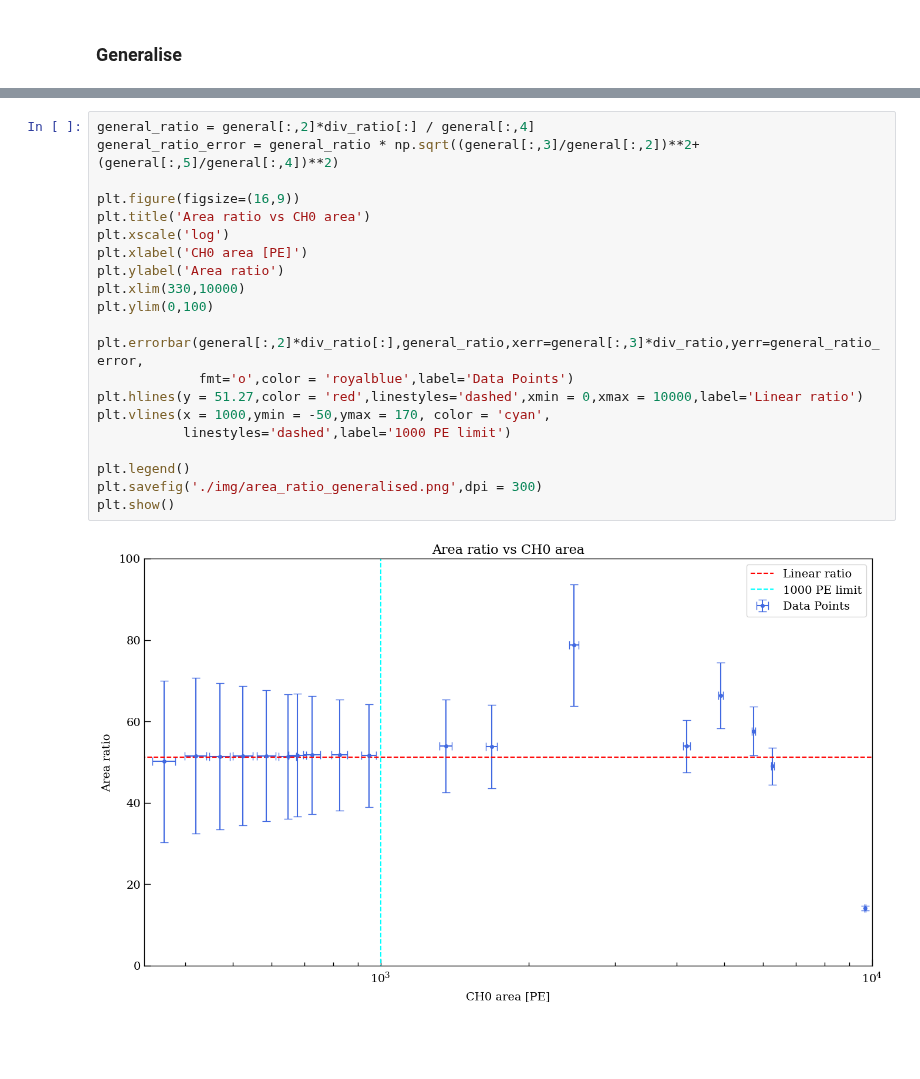
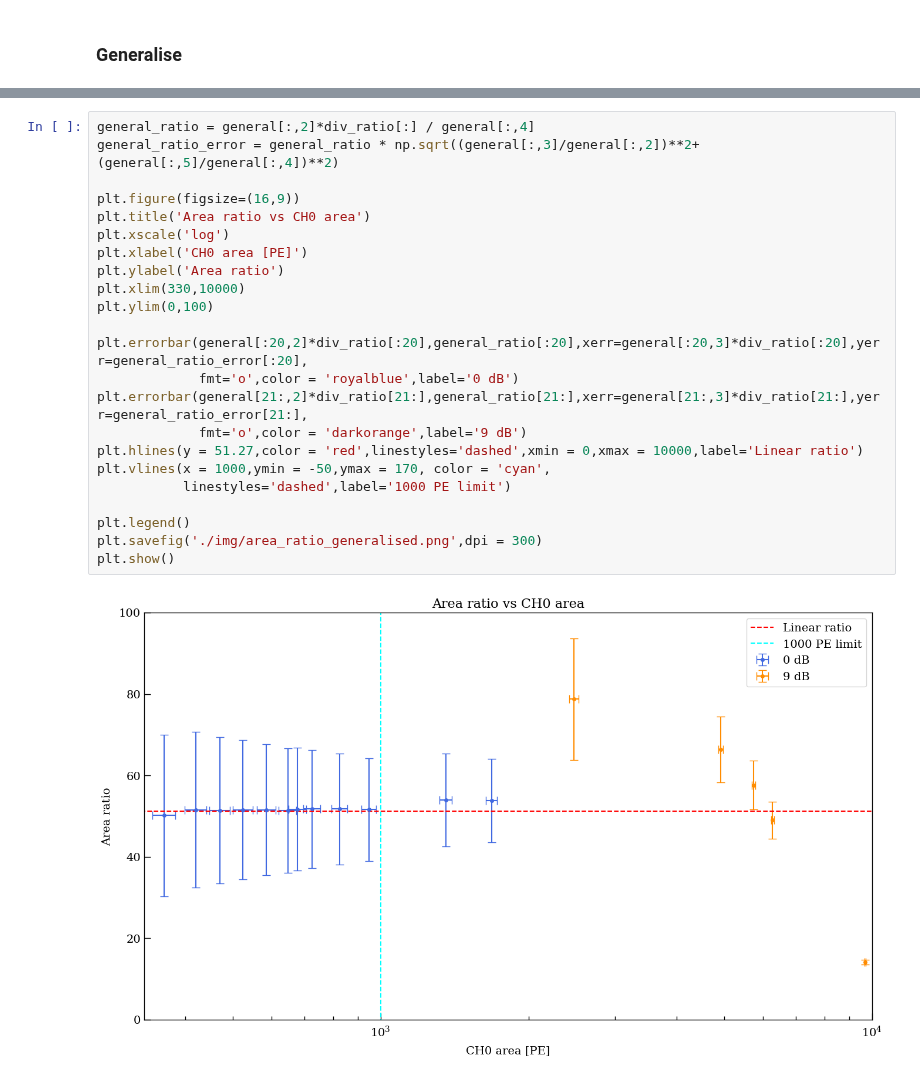
Before and after one commit to Westlake-University-Lsc-lab/RELICS_PMT_Data_Analysis, a Jupyter notebook: LinearityCheck/check_readout_linear.ipynb, the cells around one changed output, grey strips where cells are left out. Drawn from its saved outputs; the diff is of its cells as text; blank space fills up the shorter version.

Commit message:
Updated attenuation ratio, not yet verified

```diff
--- a/LinearityCheck/check_readout_linear.ipynb
+++ b/LinearityCheck/check_readout_linear.ipynb
@@ -581,23 +589,25 @@ plt.show()
 # %%
 general_ratio = general[:,2]*div_ratio[:] / general[:,4]
 general_ratio_error = general_ratio * np.sqrt((general[:,3]/general[:,2])**2+(general[:,5]/general[:,4])**2)
 
 plt.figure(figsize=(16,9))
 plt.title('Area ratio vs CH0 area')
 plt.xscale('log')
 plt.xlabel('CH0 area [PE]')
 plt.ylabel('Area ratio')
 plt.xlim(330,10000)
 plt.ylim(0,100)
 
-plt.errorbar(general[:,2]*div_ratio[:],general_ratio,xerr=general[:,3]*div_ratio,yerr=general_ratio_error,
-             fmt='o',color = 'royalblue',label='Data Points')
+plt.errorbar(general[:20,2]*div_ratio[:20],general_ratio[:20],xerr=general[:20,3]*div_ratio[:20],yerr=general_ratio_error[:20],
+             fmt='o',color = 'royalblue',label='0 dB')
+plt.errorbar(general[21:,2]*div_ratio[21:],general_ratio[21:],xerr=general[21:,3]*div_ratio[21:],yerr=general_ratio_error[21:],
+             fmt='o',color = 'darkorange',label='9 dB')
 plt.hlines(y = 51.27,color = 'red',linestyles='dashed',xmin = 0,xmax = 10000,label='Linear ratio')
 plt.vlines(x = 1000,ymin = -50,ymax = 170, color = 'cyan',
            linestyles='dashed',label='1000 PE limit')
 
 plt.legend()
 plt.savefig('./img/area_ratio_generalised.png',dpi = 300)
 plt.show()
 # %% [output]
-[figure, old version]
+[figure, new version]
```
Also changed, not shown: parts of 3 cells of this notebook.
